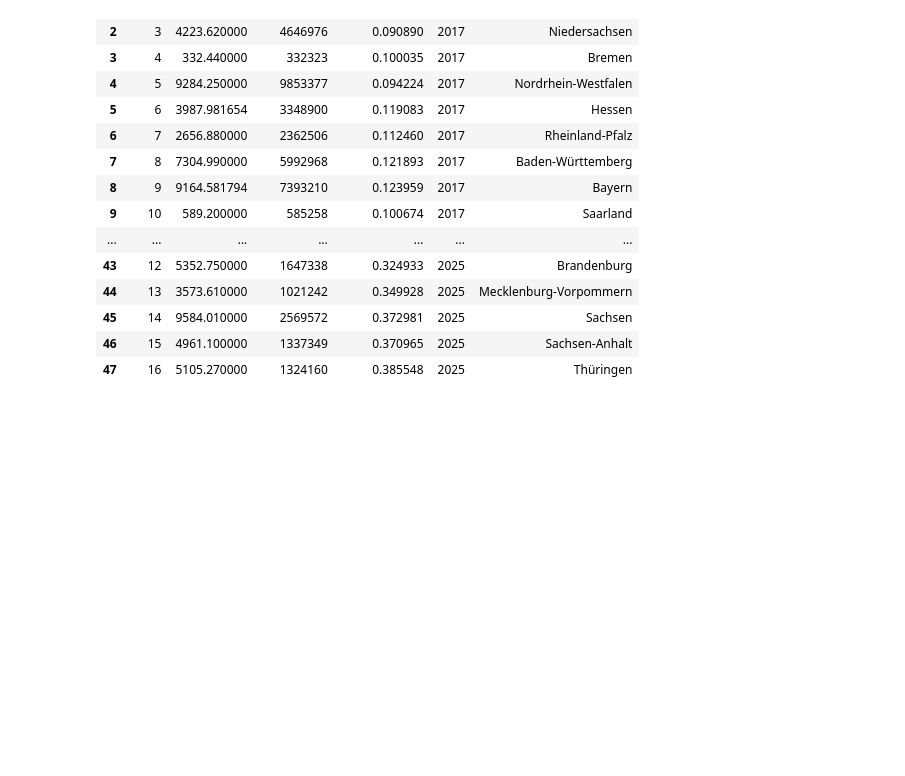
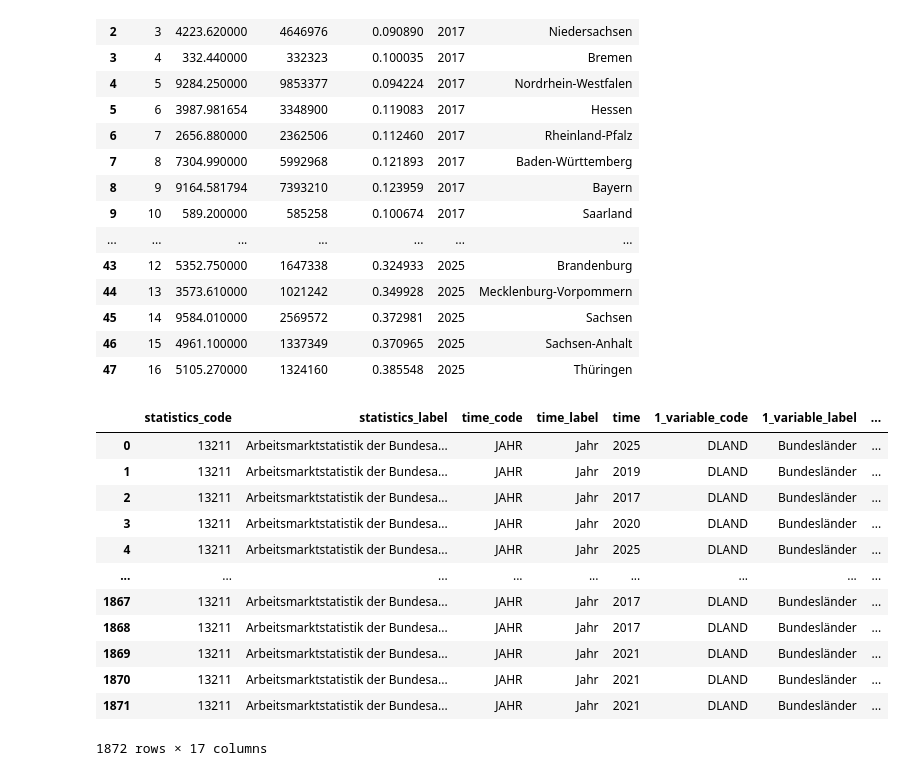
Before and after one commit to Jwangta/me204-final-project, a Jupyter notebook: notebooks/NB01-Data-Collection.ipynb, the cells around one changed output. Drawn from its saved outputs; the diff is of its cells as text; code cells hidden in the pictures; blank space fills up the shorter version.

```diff
--- a/notebooks/NB01-Data-Collection.ipynb
+++ b/notebooks/NB01-Data-Collection.ipynb
@@ -106,3 +106,21 @@ afd_panel
 | 47 | 16 | 5105.270000 | 1324160 | 0.385548 | 2025 | Thüringen |
 # %%
 afd_panel.to_csv('../data/processed/afd_election_by_state.csv', index=False)
+# %%
+unemployment_df = pd.read_csv('../data/raw/Unemployment_raw.csv', sep=';', encoding='latin-1')
+# %%
+unemployment_df
+# %% [output]
+|  | statistics_code | statistics_label | time_code | time_label | time | 1_variable_code | 1_variable_label | ... |
+| 0 | 13211 | Arbeitsmarktstatistik der Bundesa... | JAHR | Jahr | 2025 | DLAND | Bundesländer | ... |
+| 1 | 13211 | Arbeitsmarktstatistik der Bundesa... | JAHR | Jahr | 2019 | DLAND | Bundesländer | ... |
+| 2 | 13211 | Arbeitsmarktstatistik der Bundesa... | JAHR | Jahr | 2017 | DLAND | Bundesländer | ... |
+| 3 | 13211 | Arbeitsmarktstatistik der Bundesa... | JAHR | Jahr | 2020 | DLAND | Bundesländer | ... |
+| 4 | 13211 | Arbeitsmarktstatistik der Bundesa... | JAHR | Jahr | 2025 | DLAND | Bundesländer | ... |
+| ... | ... | ... | ... | ... | ... | ... | ... | ... |
+| 1867 | 13211 | Arbeitsmarktstatistik der Bundesa... | JAHR | Jahr | 2017 | DLAND | Bundesländer | ... |
+| 1868 | 13211 | Arbeitsmarktstatistik der Bundesa... | JAHR | Jahr | 2017 | DLAND | Bundesländer | ... |
+| 1869 | 13211 | Arbeitsmarktstatistik der Bundesa... | JAHR | Jahr | 2021 | DLAND | Bundesländer | ... |
+| 1870 | 13211 | Arbeitsmarktstatistik der Bundesa... | JAHR | Jahr | 2021 | DLAND | Bundesländer | ... |
+| 1871 | 13211 | Arbeitsmarktstatistik der Bundesa... | JAHR | Jahr | 2021 | DLAND | Bundesländer | ... |
+1872 rows × 17 columns
```
Also changed, not shown: parts of 1 cell of this notebook.
